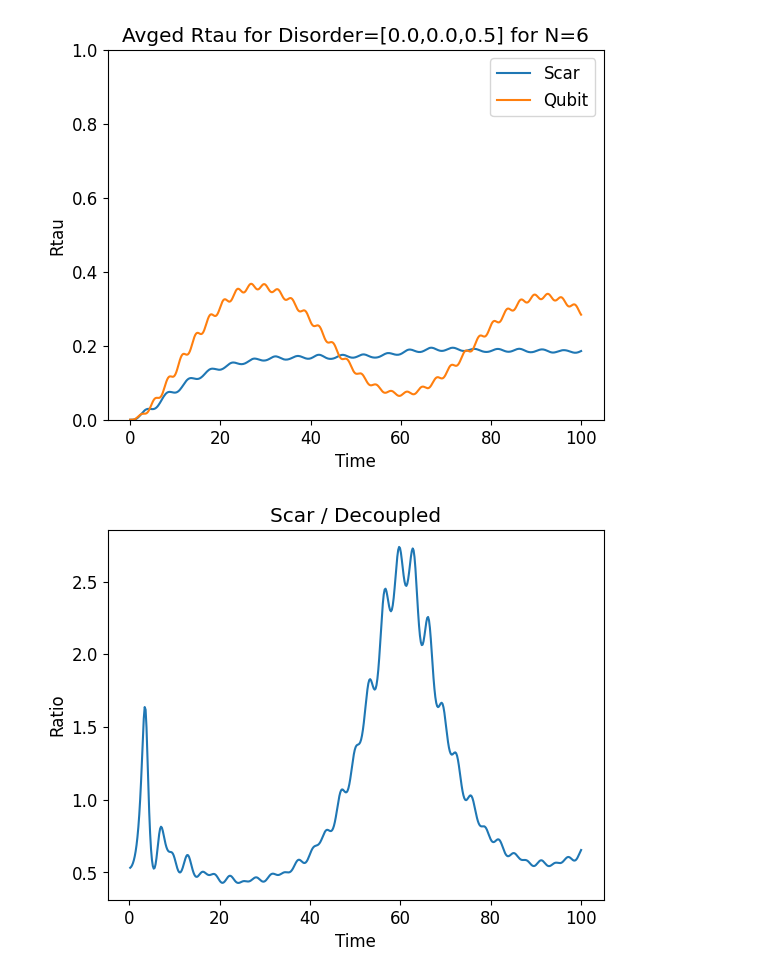
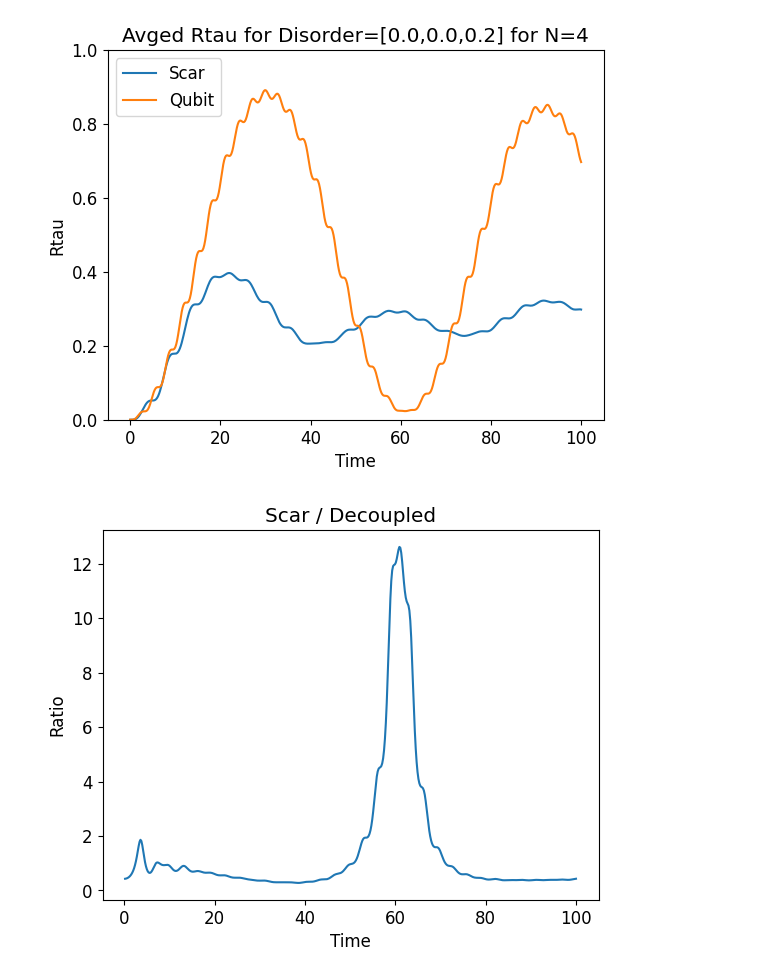
Before and after one commit to Idden/Quantum-Internship, a Jupyter notebook: Quantum_Batteries_Scars/disorder_tests/not_so_incredible_plot.ipynb, the cells around one changed output. Cells and saved outputs as stored; diff of their text form; code cells hidden in the pictures.

```diff
--- a/Quantum_Batteries_Scars/disorder_tests/not_so_incredible_plot.ipynb
+++ b/Quantum_Batteries_Scars/disorder_tests/not_so_incredible_plot.ipynb
@@ -5,7 +5,7 @@ import matplotlib.pyplot as plt
 from quantumScarFunctions import *
 from quantumScarsPlotting import *
 # %%
-N = 6
+N = 4
 wd = 0.6365091993031
 wm = 1.0
 freq_dis = 0.00
@@ -17,7 +17,7 @@ rand = True
 
 dz = 0.0
 dy = 0.0
-dx = 0.5
+dx = 0.2
 
 args = {"A": 0.1, "omega": wd}
 qargs = {"A": 0.1, "omega": wm}
@@ -35,34 +35,34 @@ for _ in range(reals):
 full_scar = full_scar / reals
 
 full_qubit = 0
 for _ in range(reals):
     qH0, qH1 = get_qubit_ham(N, wm=wm, ham_disorder=[dz, dy, dx], random_seed=rand, indv_qubits=indv_qubit)
     qeigenvalues, qeigenstates = qH0.eigenstates()
     qbandwidth = qeigenvalues[-1] - qeigenvalues[0]
 
     qH = qt.QobjEvo([qH0, [qH1, coeff]], args=qargs)
     qpsi_t = qt.sesolve(qH, qeigenstates[0], tlist, e_ops=[qH0])
     Rtau_qubit = np.array(np.real(qpsi_t.expect[0] - qpsi_t.expect[0][0]) / qbandwidth)
     full_qubit += Rtau_qubit
 
 full_qubit = full_qubit / reals
 
 plt.title(f"Avged Rtau for Disorder=[{dz},{dy},{dx}] for N={N}")
 plt.xlabel("Time")
 plt.ylabel("Rtau")
 plt.plot(tlist, full_scar, label="Scar")
 plt.plot(tlist, full_qubit, label="Qubit")
 plt.legend()
 plt.ylim(0, 1)
 plt.show()
 
 plt.title("Scar / Decoupled")
 plt.xlabel("Time")
 plt.ylabel("Ratio")
 plt.plot(tlist, full_scar / full_qubit)
 plt.show()
 # %% [output]
-[figure, old version]
+[figure, new version]
-[figure, old version]
+[figure, new version]
 # %%
 dz = 0.0
```
Also changed, not shown: parts of 2 cells of this notebook, 3 other files.
